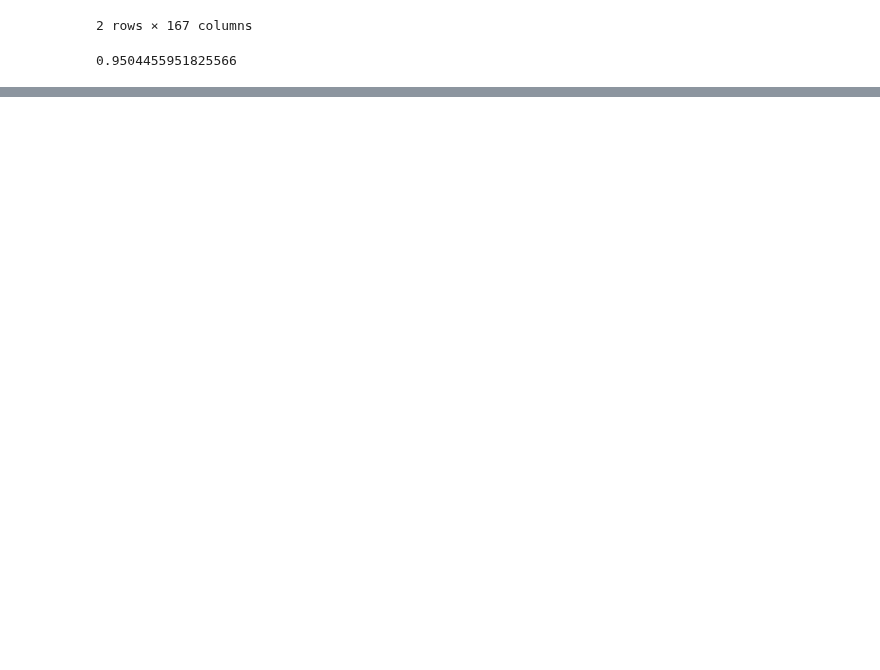
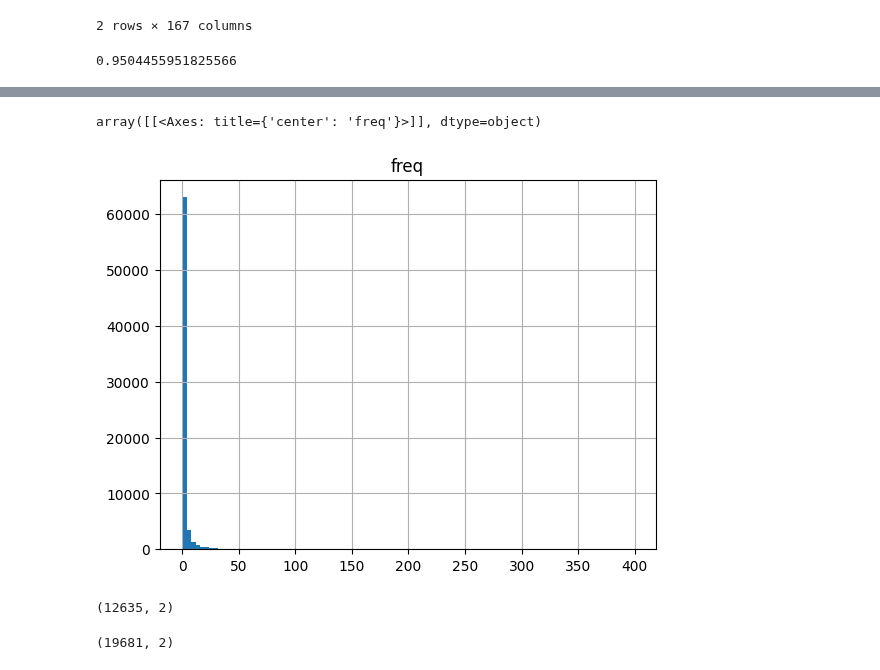
Before and after one commit to MargheSerena/Group-project, a Jupyter notebook: NLP_flow_MG.ipynb, the cells around one changed output, grey strips where cells are left out. Drawn from its saved outputs; the diff is of its cells as text; code cells hidden in the pictures; blank space fills up the shorter version.

```diff
--- a/NLP_flow_MG.ipynb
+++ b/NLP_flow_MG.ipynb
@@ -99,0 +117,4 @@ print(pca_model.explained_variance_ratio_.sum())
+# %%
+from sklearn.feature_extraction.text import TfidfVectorizer
+vectorizer = TfidfVectorizer()
+X = vectorizer.fit_transform(clean_df["english_BOW"])
@@ -99,0 +138,25 @@ print(pca_model.explained_variance_ratio_.sum())
+# %%
+# Determine the column names for our dense matrix and create a dataframe with the vocabulary as columns:
+
+# convert the tfidf matrix to a dense matrix
+dense_X = X.toarray()
+
+# Scale the data
+scale = StandardScaler()
+scaled_data = scale.fit_transform(dense_X)
+
+# Determine the column names for our dense matrix and create a dataframe with the vocabulary as columns:
+temp_dict = {}
+for counter, i in enumerate(list(vectorizer.vocabulary_.items())):
+        temp_dict[i[1]] = i[0]
+
+column_names = []
+for i in range(len(temp_dict)):
+    column_names.append(temp_dict[i])
+
+# Convert the array back into a dataframe:
+dense_X_dataframe=pd.DataFrame(dense_X, columns= column_names)
+# %%
+word_freq = dense_X_dataframe.sum().sort_values(ascending=False)
+# %%
+word_freq_df = word_freq.reset_index().rename(columns={"index": "token", 0: "freq"})
@@ -99,0 +172,5 @@ print(pca_model.explained_variance_ratio_.sum())
+# %%
+word_freq_df.hist(bins=100)
+# %% [output]
+array([[<Axes: title={'center': 'freq'}>]], dtype=object)
+[figure, added]
@@ -99,0 +179,4 @@ print(pca_model.explained_variance_ratio_.sum())
+# %%
+greater_2.shape
+# %% [output]
+(12635, 2)
@@ -99,0 +185,4 @@ print(pca_model.explained_variance_ratio_.sum())
+# %%
+greater_1.shape
+# %% [output]
+(19681, 2)
```
Also changed, not shown: parts of 16 cells of this notebook, 3 other files.
